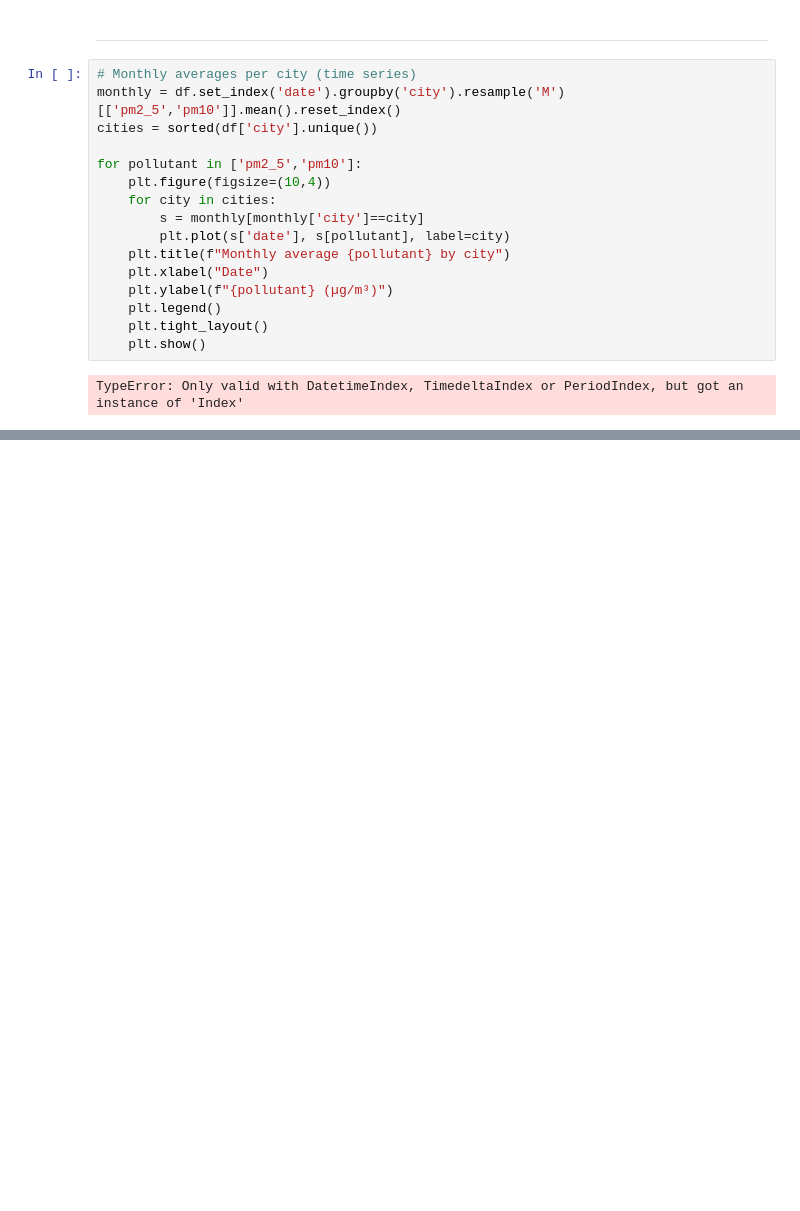
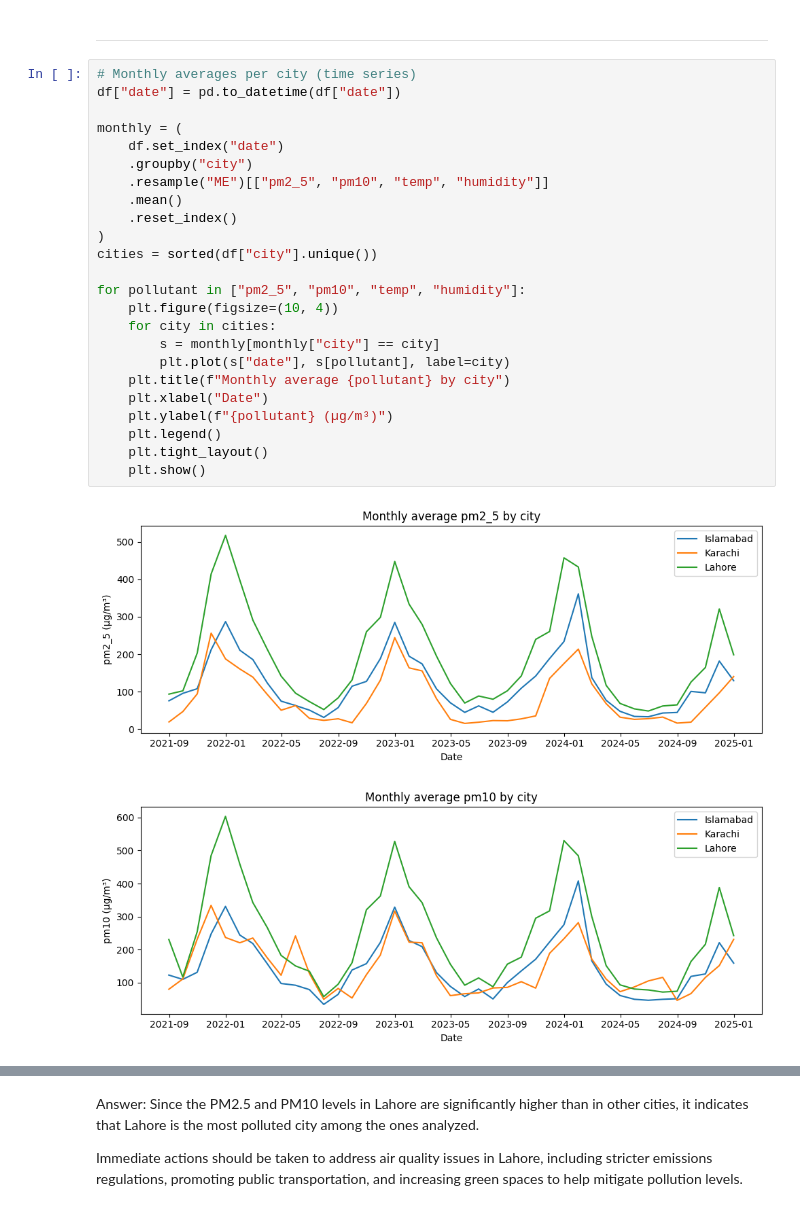
Before and after one commit to MuhammadRehanRasool/masters-smm-a3, a Jupyter notebook: Question 2/solution.ipynb, the cells around one changed output, grey strips where cells are left out. Drawn from its saved outputs; the diff is of its cells as text; blank space fills up the shorter version.

Commit message:
Updated graphs in q2

```diff
--- a/Question 2/solution.ipynb
+++ b/Question 2/solution.ipynb
@@ -182,19 +182,28 @@ Most common temperature range: (24, 29]
 _______________________
 # %%
 # Monthly averages per city (time series)
-monthly = df.set_index('date').groupby('city').resample('M')[['pm2_5','pm10']].mean().reset_index()
-cities = sorted(df['city'].unique())
+df["date"] = pd.to_datetime(df["date"])
 
-for pollutant in ['pm2_5','pm10']:
-    plt.figure(figsize=(10,4))
+monthly = (
+    df.set_index("date")
+    .groupby("city")
+    .resample("ME")[["pm2_5", "pm10", "temp", "humidity"]]
+    .mean()
+    .reset_index()
+)
+cities = sorted(df["city"].unique())
+
+for pollutant in ["pm2_5", "pm10", "temp", "humidity"]:
+    plt.figure(figsize=(10, 4))
     for city in cities:
-        s = monthly[monthly['city']==city]
-        plt.plot(s['date'], s[pollutant], label=city)
+        s = monthly[monthly["city"] == city]
+        plt.plot(s["date"], s[pollutant], label=city)
     plt.title(f"Monthly average {pollutant} by city")
     plt.xlabel("Date")
     plt.ylabel(f"{pollutant} (µg/m³)")
     plt.legend()
     plt.tight_layout()
     plt.show()
 # %% [output]
-TypeError: Only valid with DatetimeIndex, TimedeltaIndex or PeriodIndex, but got an instance of 'Index'
+[figure, added]
+[figure, added]
@@ -200,0 +212,4 @@ TypeError: Only valid with DatetimeIndex, TimedeltaIndex or PeriodIndex, but got
+# %% [markdown]
+Answer: Since the PM2.5 and PM10 levels in Lahore are significantly higher than in other cities, it indicates that Lahore is the most polluted city among the ones analyzed.
+
+Immediate actions should be taken to address air quality issues in Lahore, including stricter emissions regulations, promoting public transportation, and increasing green spaces to help mitigate pollution levels.
```
Also changed, not shown: parts of 2 cells of this notebook, 1 other file.
